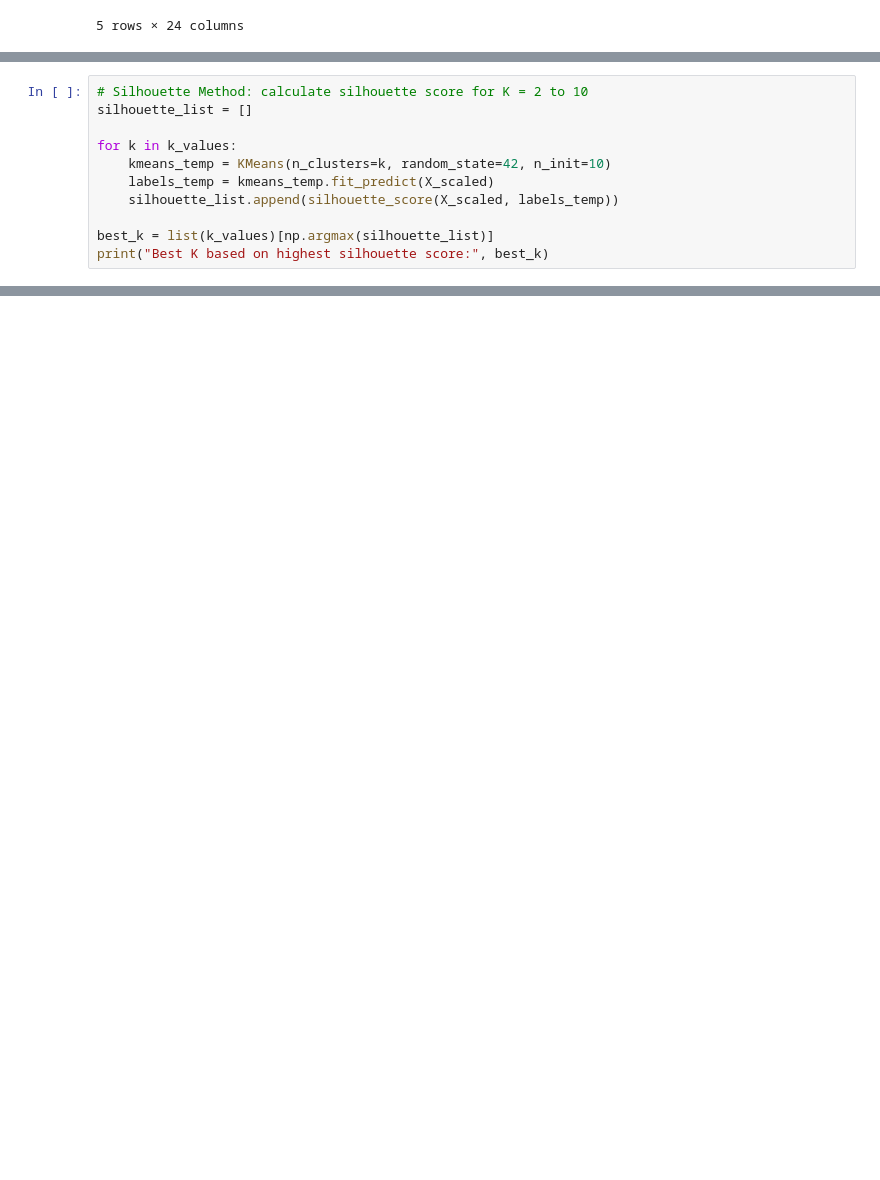
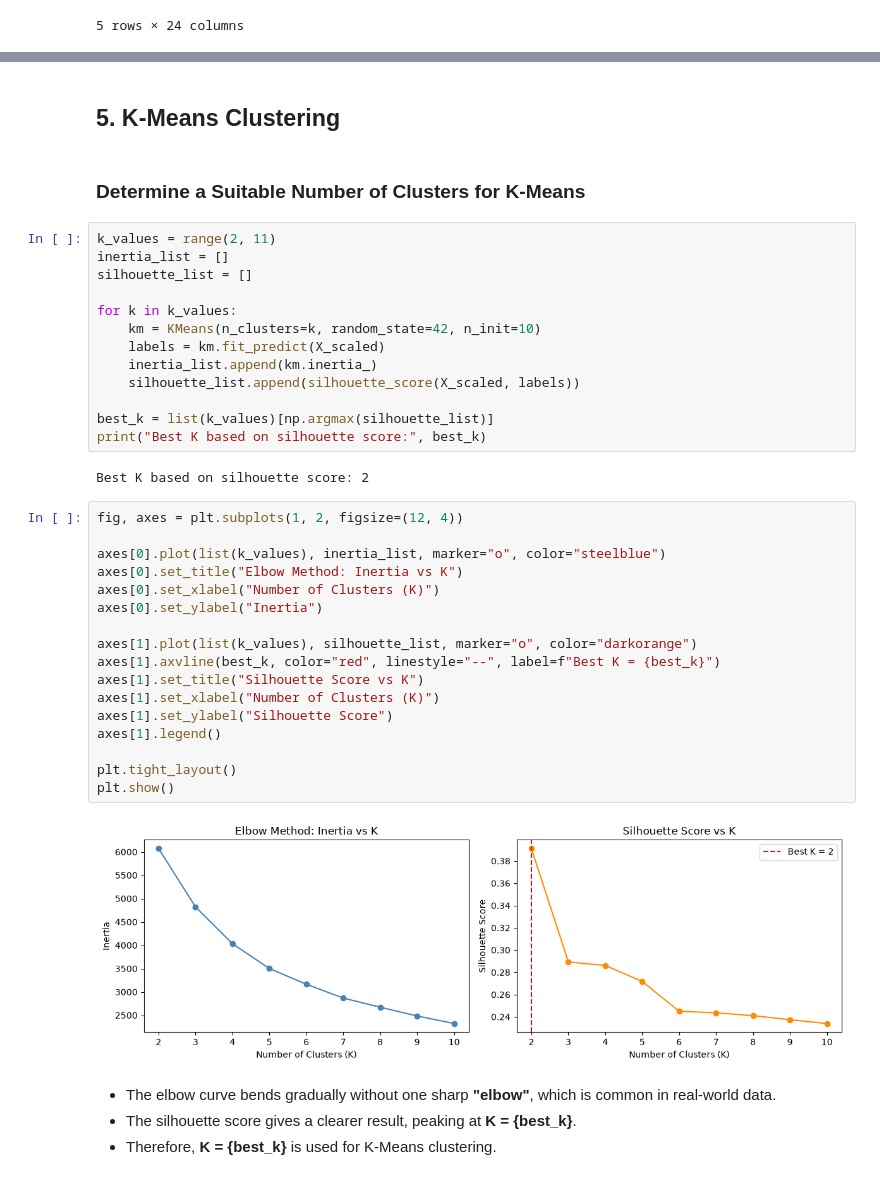
Before and after one commit to umang0015/Ai-DataScience, a Jupyter notebook: clustering_analysis_eda_(2).ipynb, the cells around one changed output, grey strips where cells are left out. Drawn from its saved outputs; the diff is of its cells as text; blank space fills up the shorter version.

```diff
--- a/clustering_analysis_eda_(2).ipynb
+++ b/clustering_analysis_eda_(2).ipynb
@@ -338,11 +44,0 @@ plt.show()
-# %%
-# Silhouette Method: calculate silhouette score for K = 2 to 10
-silhouette_list = []
-
-for k in k_values:
-    kmeans_temp = KMeans(n_clusters=k, random_state=42, n_init=10)
-    labels_temp = kmeans_temp.fit_predict(X_scaled)
-    silhouette_list.append(silhouette_score(X_scaled, labels_temp))
-
-best_k = list(k_values)[np.argmax(silhouette_list)]
-print("Best K based on highest silhouette score:", best_k)
@@ -759,0 +247,42 @@ GitHub AI repositories split into **"mainstream/typical" projects** and **"break
+# %% [markdown]
+## 5. K-Means Clustering
+# %% [markdown]
+### Determine a Suitable Number of Clusters for K-Means
+# %%
+k_values = range(2, 11)
+inertia_list = []
+silhouette_list = []
+
+for k in k_values:
+    km = KMeans(n_clusters=k, random_state=42, n_init=10)
+    labels = km.fit_predict(X_scaled)
+    inertia_list.append(km.inertia_)
+    silhouette_list.append(silhouette_score(X_scaled, labels))
+
+best_k = list(k_values)[np.argmax(silhouette_list)]
+print("Best K based on silhouette score:", best_k)
+# %% [output]
+Best K based on silhouette score: 2
+# %%
+fig, axes = plt.subplots(1, 2, figsize=(12, 4))
+
+axes[0].plot(list(k_values), inertia_list, marker="o", color="steelblue")
+axes[0].set_title("Elbow Method: Inertia vs K")
+axes[0].set_xlabel("Number of Clusters (K)")
+axes[0].set_ylabel("Inertia")
+
+axes[1].plot(list(k_values), silhouette_list, marker="o", color="darkorange")
+axes[1].axvline(best_k, color="red", linestyle="--", label=f"Best K = {best_k}")
+axes[1].set_title("Silhouette Score vs K")
+axes[1].set_xlabel("Number of Clusters (K)")
+axes[1].set_ylabel("Silhouette Score")
+axes[1].legend()
+
+plt.tight_layout()
+plt.show()
+# %% [output]
+[figure, added]
+# %% [markdown]
+- The elbow curve bends gradually without one sharp **"elbow"**, which is common in real-world data.
+- The silhouette score gives a clearer result, peaking at **K = {best_k}**.
+- Therefore, **K = {best_k}** is used for K-Means clustering.
```
Also changed, not shown: parts of 145 cells of this notebook.
